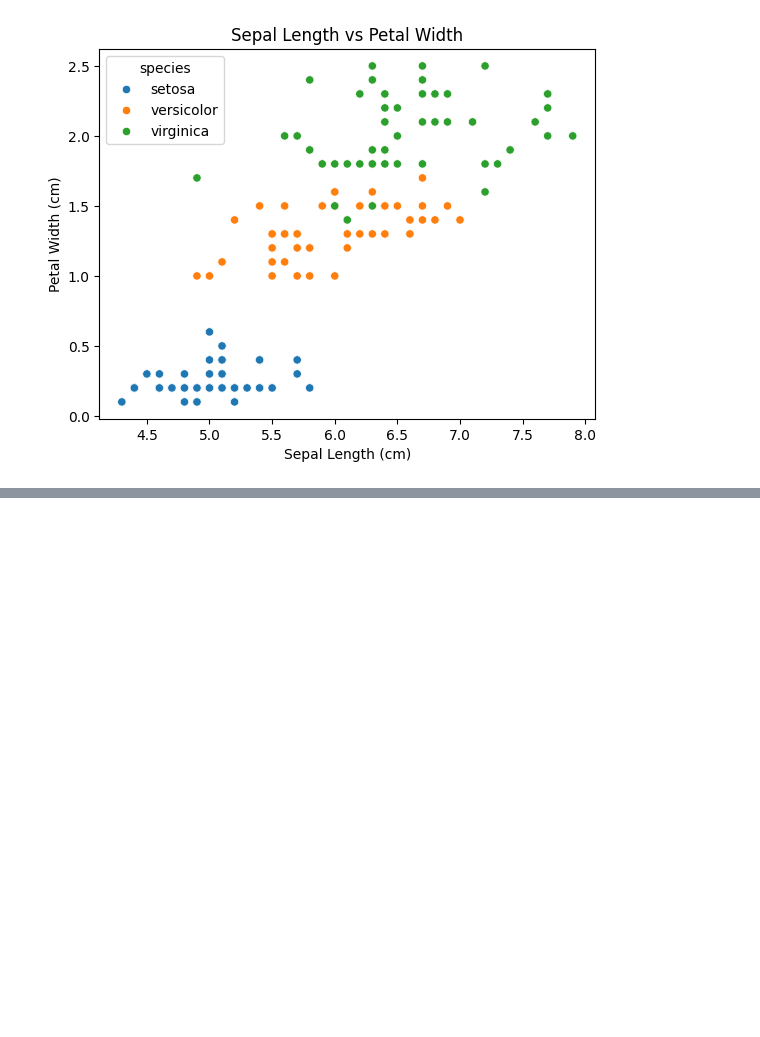
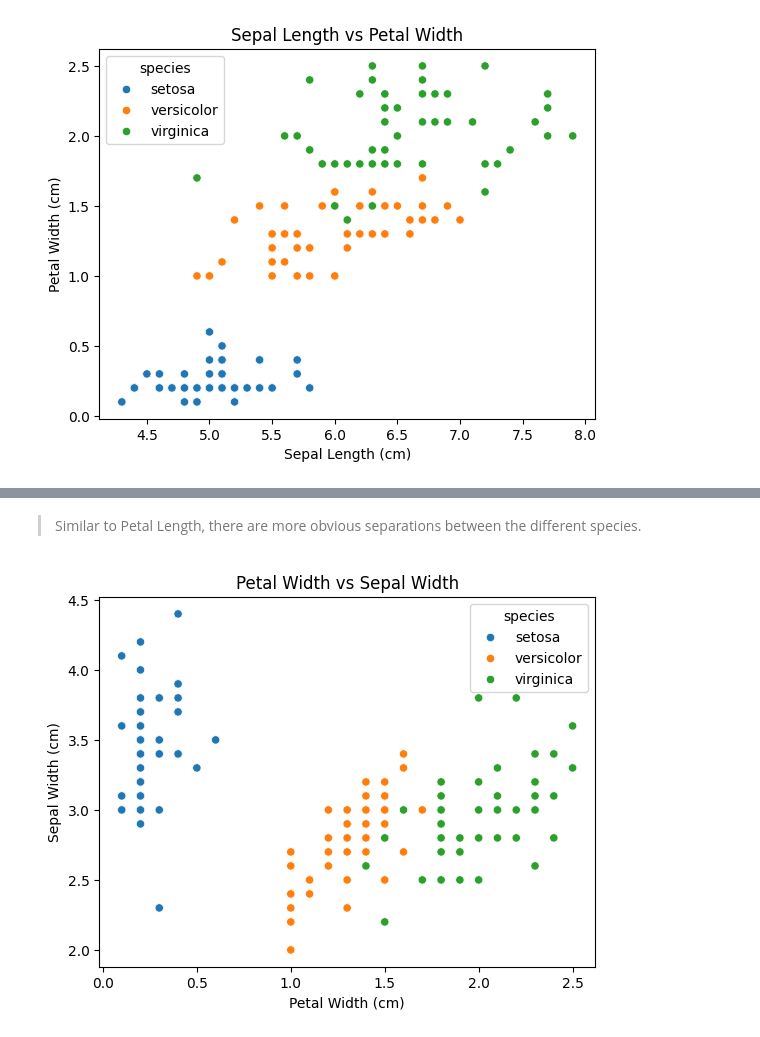
Before and after one commit to danielphilip12/Iris-Classification, a Jupyter notebook: EDA.ipynb, the cells around one changed output, grey strips where cells are left out. Saved outputs shown, nothing was run; the diff lists cells and outputs as text; code cells hidden in the pictures; blank space fills up the shorter version.

```diff
--- a/EDA.ipynb
+++ b/EDA.ipynb
@@ -147,0 +165,10 @@ plt.savefig('./images/sepal_length_vs_petal_width.png')
+# %% [markdown]
+> Similar to Petal Length, there are more obvious separations between the different species.
+# %%
+sns.scatterplot(data=df, x='petal_width', y="sepal_width", hue='species')
+plt.title("Petal Width vs Sepal Width")
+plt.xlabel("Petal Width (cm)")
+plt.ylabel("Sepal Width (cm)");
+plt.savefig('./images/petal_width_vs_sepal_width.png')
+# %% [output]
+[figure, added]
```
Also changed, not shown: parts of 7 cells of this notebook, 5 other files.
